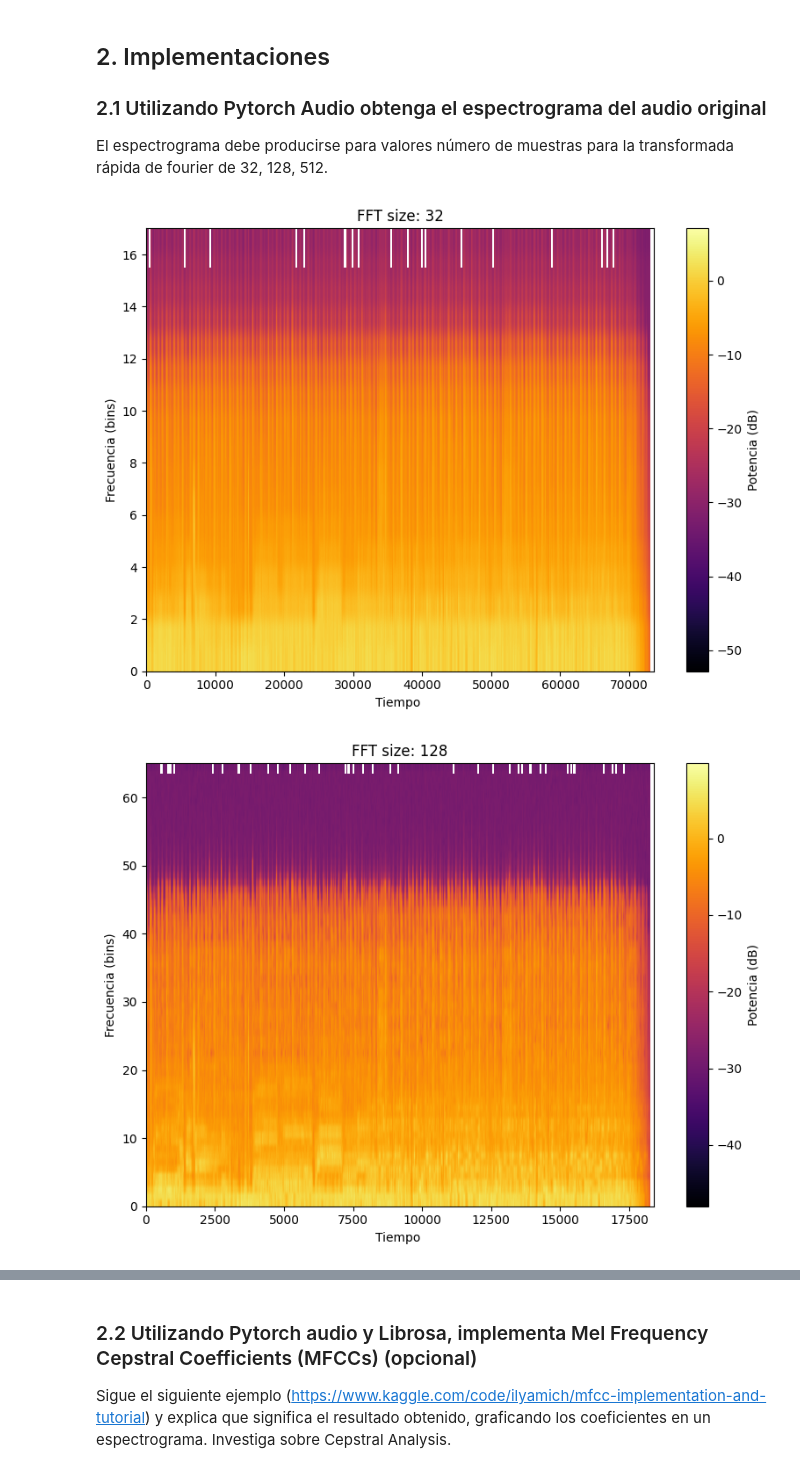
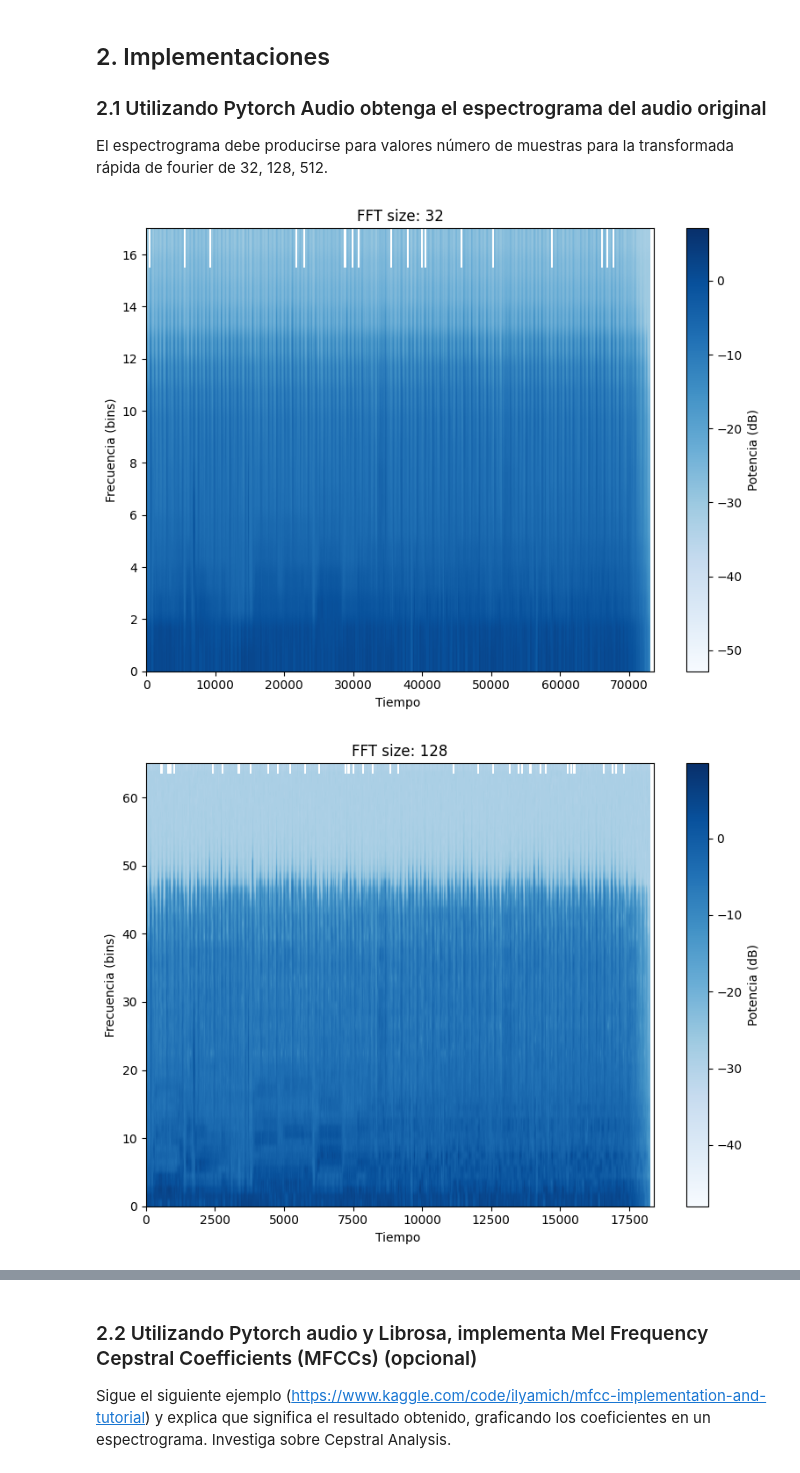
Before and after one commit to IOlivaresPalma/Multimedia-Trabajos, a Jupyter notebook: Actividad_6_OlivaresIvan_197615435.ipynb, the cells around one changed output, grey strips where cells are left out. Saved outputs shown, nothing was run; the diff lists cells and outputs as text; code cells hidden in the pictures.

```diff
--- a/Actividad_6_OlivaresIvan_197615435.ipynb
+++ b/Actividad_6_OlivaresIvan_197615435.ipynb
@@ -140,31 +140,31 @@ El espectrograma debe producirse para valores número de muestras para la transf
 # %%
 import torch
 import torchaudio
 import matplotlib.pyplot as plt
 # Cargar el archivo de audio
 archivo = "tarea6.wav"
 y, sr = torchaudio.load(archivo)
 
 # Valores de tamaño de la FFT
 fft_tamanno = [32, 128, 512]
 
 # Calcular y visualizar el espectrograma para cada tamaño de FFT
 for fft_size in fft_tamanno:
     # Calcular el espectrograma
     espectrograma = torchaudio.transforms.Spectrogram(n_fft=fft_size)(y)
 
     # Obtener dimensiones
     canales, bins, frames = espectrograma.shape
 
     # Visualizar el espectrograma
     plt.figure(figsize=(8, 6))
-    plt.imshow(espectrograma.log2()[0], cmap='inferno', aspect='auto', origin='lower', extent=[0, frames, 0, bins])
+    plt.imshow(espectrograma.log2()[0], cmap='Blues', aspect='auto', origin='lower', extent=[0, frames, 0, bins])
     plt.xlabel('Tiempo ')
     plt.ylabel('Frecuencia (bins)')
     plt.title(f'FFT size: {fft_size}')
     plt.colorbar(label='Potencia (dB)')
     plt.tight_layout()
     plt.show()
 # %% [output]
-[figure, old version]
+[figure, new version]
-[figure, old version]
+[figure, new version]
```
Also changed, not shown: parts of 2 cells of this notebook.
